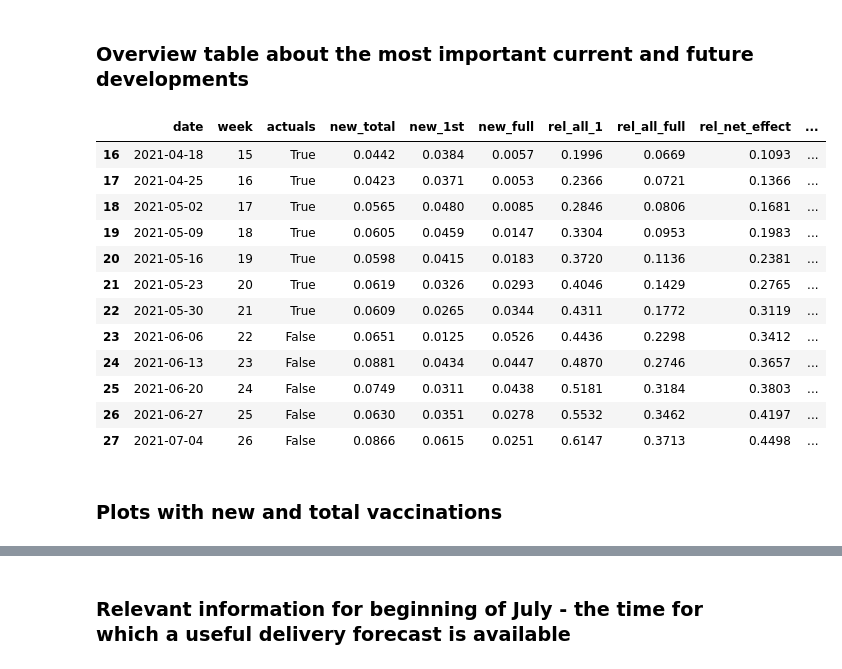
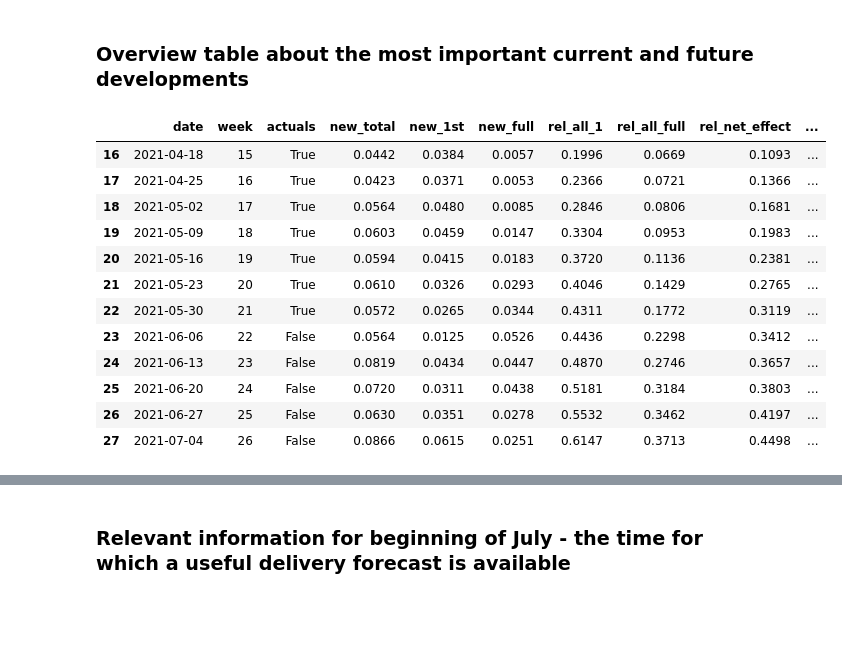
Before and after one commit to ThomasRegier/corona_vaccination_effect_predictor, a Jupyter notebook: Corona-Vaccination-Calculator.ipynb, the cells around one changed output, grey strips where cells are left out. Drawn from its saved outputs; the diff is of its cells as text; code cells hidden in the pictures; blank space fills up the shorter version.

```diff
--- a/Corona-Vaccination-Calculator.ipynb
+++ b/Corona-Vaccination-Calculator.ipynb
@@ -248,20 +299,19 @@ df_week.iloc[-10:-cut_rows]
 # %% [markdown]
 ### Overview table about the most important current and future developments
 # %%
-df_week[['date','week','actuals','new_total','new_1st','new_full','rel_all_1','rel_all_full','rel_net_effect','R_to_1','rel_net_effect_after_14','R_to_1_14','rel_biontech_14']].iloc[-15:-3]
+df_week[['date','week','actuals','new_total','new_1st','new_full','rel_all_1','rel_all_full','rel_net_effect', \
+         'R_to_1','rel_net_effect_after_14','R_to_1_14','rel_biontech_14']].iloc[-cut_rows-12:-cut_rows]
 # %% [output]
 |  | date | week | actuals | new_total | new_1st | new_full | rel_all_1 | rel_all_full | rel_net_effect | ... |
 | 16 | 2021-04-18 | 15 | True | 0.0442 | 0.0384 | 0.0057 | 0.1996 | 0.0669 | 0.1093 | ... |
 | 17 | 2021-04-25 | 16 | True | 0.0423 | 0.0371 | 0.0053 | 0.2366 | 0.0721 | 0.1366 | ... |
-| 18 | 2021-05-02 | 17 | True | 0.0565 | 0.0480 | 0.0085 | 0.2846 | 0.0806 | 0.1681 | ... |
-| 19 | 2021-05-09 | 18 | True | 0.0605 | 0.0459 | 0.0147 | 0.3304 | 0.0953 | 0.1983 | ... |
-| 20 | 2021-05-16 | 19 | True | 0.0598 | 0.0415 | 0.0183 | 0.3720 | 0.1136 | 0.2381 | ... |
-| 21 | 2021-05-23 | 20 | True | 0.0619 | 0.0326 | 0.0293 | 0.4046 | 0.1429 | 0.2765 | ... |
-| 22 | 2021-05-30 | 21 | True | 0.0609 | 0.0265 | 0.0344 | 0.4311 | 0.1772 | 0.3119 | ... |
-| 23 | 2021-06-06 | 22 | False | 0.0651 | 0.0125 | 0.0526 | 0.4436 | 0.2298 | 0.3412 | ... |
-| 24 | 2021-06-13 | 23 | False | 0.0881 | 0.0434 | 0.0447 | 0.4870 | 0.2746 | 0.3657 | ... |
-| 25 | 2021-06-20 | 24 | False | 0.0749 | 0.0311 | 0.0438 | 0.5181 | 0.3184 | 0.3803 | ... |
+| 18 | 2021-05-02 | 17 | True | 0.0564 | 0.0480 | 0.0085 | 0.2846 | 0.0806 | 0.1681 | ... |
+| 19 | 2021-05-09 | 18 | True | 0.0603 | 0.0459 | 0.0147 | 0.3304 | 0.0953 | 0.1983 | ... |
+| 20 | 2021-05-16 | 19 | True | 0.0594 | 0.0415 | 0.0183 | 0.3720 | 0.1136 | 0.2381 | ... |
+| 21 | 2021-05-23 | 20 | True | 0.0610 | 0.0326 | 0.0293 | 0.4046 | 0.1429 | 0.2765 | ... |
+| 22 | 2021-05-30 | 21 | True | 0.0572 | 0.0265 | 0.0344 | 0.4311 | 0.1772 | 0.3119 | ... |
+| 23 | 2021-06-06 | 22 | False | 0.0564 | 0.0125 | 0.0526 | 0.4436 | 0.2298 | 0.3412 | ... |
+| 24 | 2021-06-13 | 23 | False | 0.0819 | 0.0434 | 0.0447 | 0.4870 | 0.2746 | 0.3657 | ... |
+| 25 | 2021-06-20 | 24 | False | 0.0720 | 0.0311 | 0.0438 | 0.5181 | 0.3184 | 0.3803 | ... |
 | 26 | 2021-06-27 | 25 | False | 0.0630 | 0.0351 | 0.0278 | 0.5532 | 0.3462 | 0.4197 | ... |
 | 27 | 2021-07-04 | 26 | False | 0.0866 | 0.0615 | 0.0251 | 0.6147 | 0.3713 | 0.4498 | ... |
-# %% [markdown]
-### Plots with new and total vaccinations
```
Also changed, not shown: parts of 16 cells of this notebook, 2 other files.
